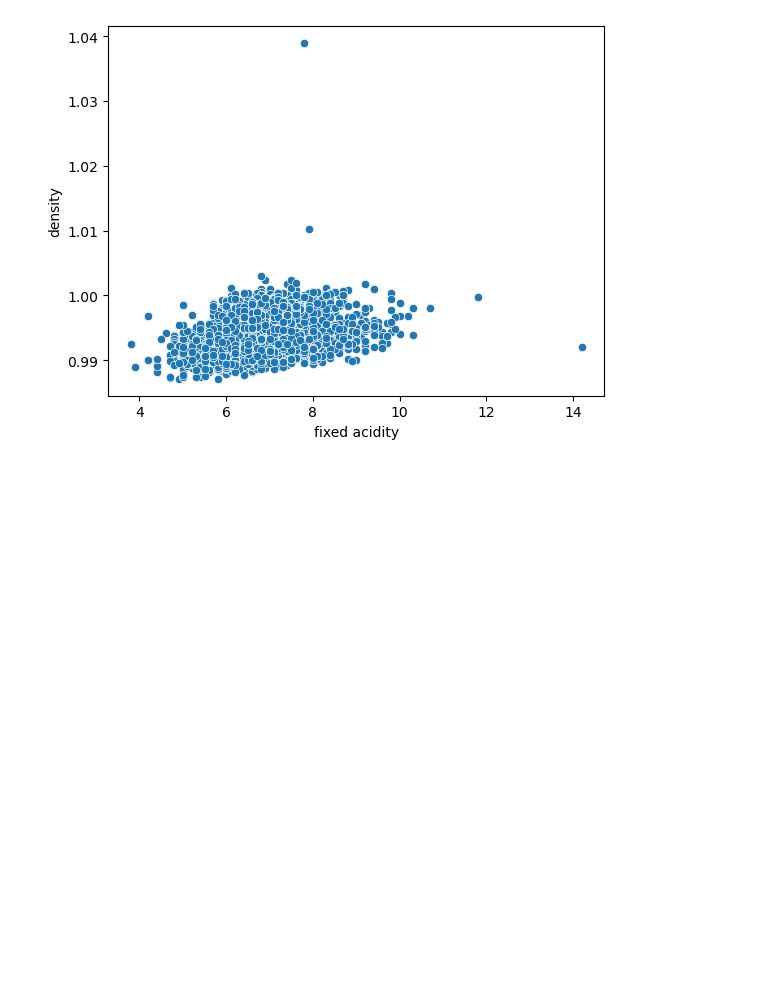
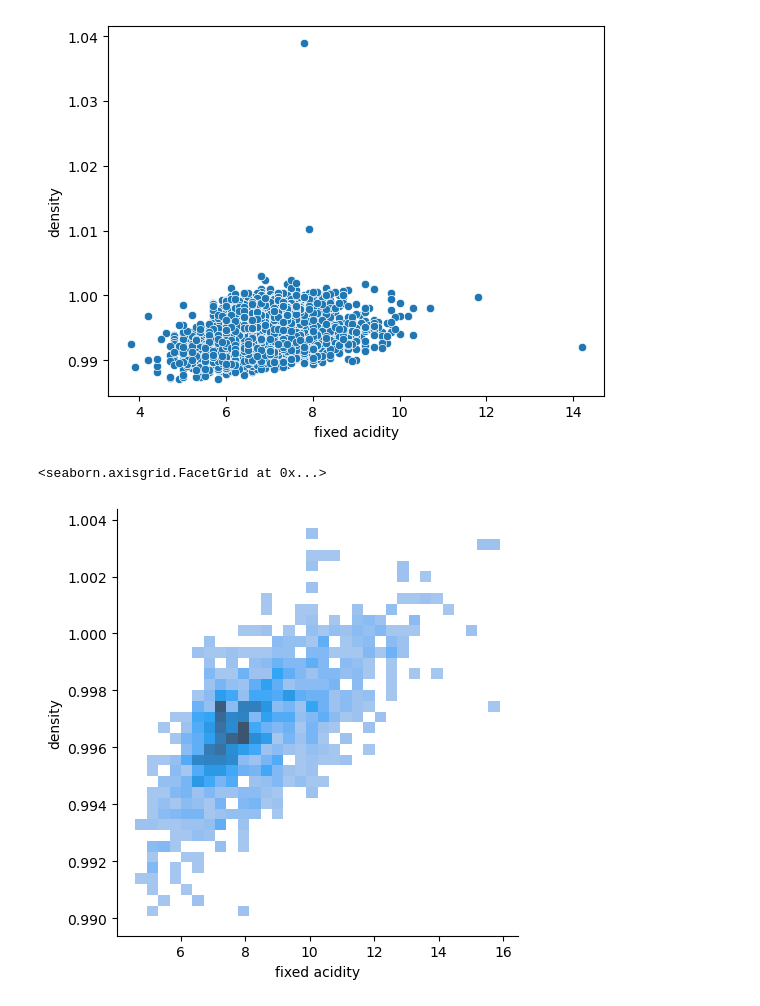
Before and after one commit to rakeshtparayil/BlueBerry-Winery, a Jupyter notebook: blueBerry_winery.ipynb, the cells around one changed output. Drawn from its saved outputs; the diff is of its cells as text; code cells hidden in the pictures; blank space fills up the shorter version.

Commit message:
new_graphs

```diff
--- a/blueBerry_winery.ipynb
+++ b/blueBerry_winery.ipynb
@@ -392,4 +392,7 @@ sns.scatterplot(data=whitewine, x="fixed acidity", y="density")
 <Axes: xlabel='fixed acidity', ylabel='density'>
 [figure]
 # %%
-sns.displot(data=redwine. x='')
+sns.displot(data=redwine, x="fixed acidity", y="density")
+# %% [output]
+<seaborn.axisgrid.FacetGrid at 0x...>
+[figure, added]
```
